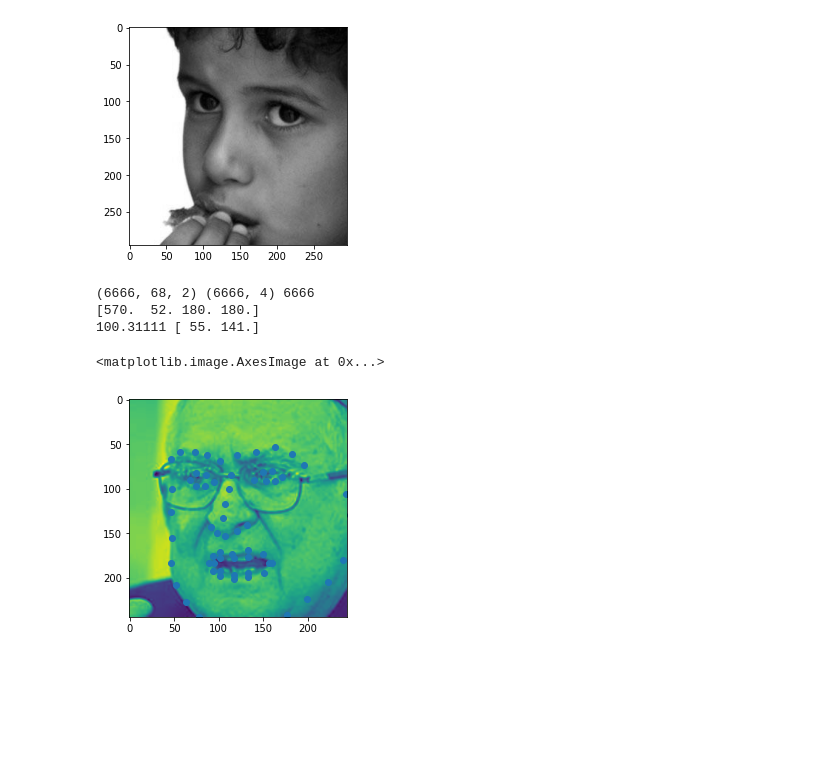
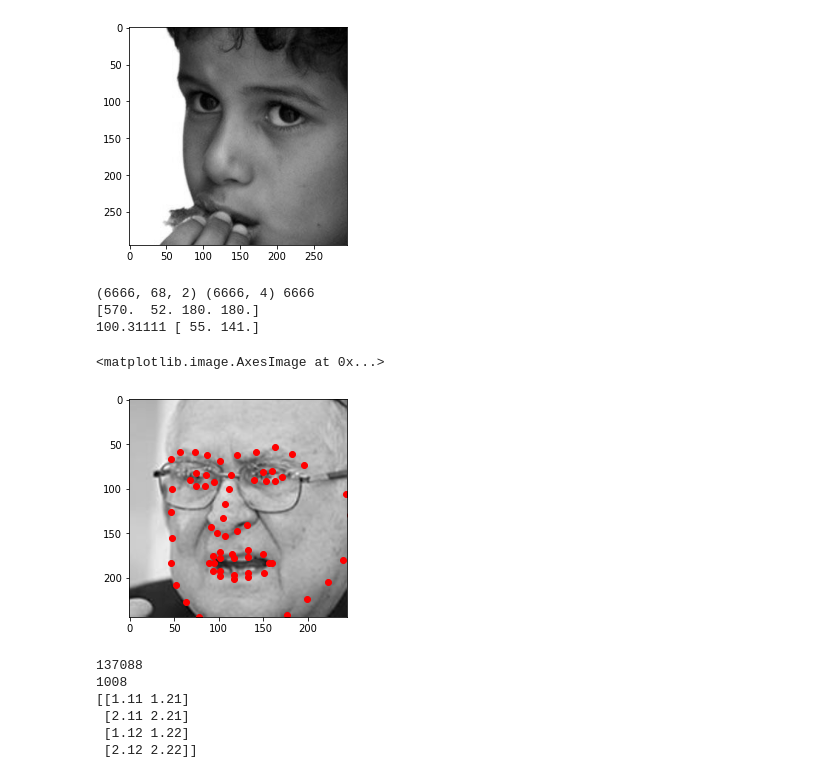
Before and after one commit to sinood/cs194-26_proj4_p3, a Jupyter notebook: cs192_26_proj4.ipynb, the cells around one changed output. Saved outputs shown, nothing was run; the diff lists cells and outputs as text; code cells hidden in the pictures; blank space fills up the shorter version.

```diff
--- a/cs192_26_proj4.ipynb
+++ b/cs192_26_proj4.ipynb
@@ -151,30 +195,51 @@ plt.imshow(im_t, cmap='gray')
 # %%
 
 
 print(landmarks.shape, bboxes.shape, len(img_filenames))
 print(bboxes[1599])
 im = sk.color.rgb2gray(skio.imread(img_filenames[1599]))
 bbox = bboxes[1599].astype(int)
 resize_dim = 244
 
 im = crop_img(im, bbox)
 to_plot_x, to_plot_y = crop_resize_keypts(landmarks[1599], bbox, resize_dim, im.shape)
 print(to_plot_y[0], landmarks[0][0])
 im = resize_img(im, resize_dim)
 
 # im = im[bbox[1]:bbox[1]+bbox[3],bbox[0]:bbox[0]+bbox[2]]
 # to_plot_x = landmarks[1599][:,0] - bbox[0]
 # to_plot_y = landmarks[1599][:,1] - bbox[1]
 # scalar = resize_dim*1.0 / im.shape[0]
 # print(scalar)
 # to_plot_x = to_plot_x*scalar
 # to_plot_y = to_plot_y*scalar
 # im = resize(im, (resize_dim, resize_dim))
-plt.scatter(to_plot_x, to_plot_y)
-plt.imshow(im)
+plt.scatter(to_plot_x, to_plot_y, c='red')
+plt.imshow(im, cmap='gray')
 # %% [output]
 (6666, 68, 2) (6666, 4) 6666
 [570.  52. 180. 180.]
 100.31111 [ 55. 141.]
 <matplotlib.image.AxesImage at 0x...>
-[figure, old version]
+[figure, new version]
+# %%
+print(1008*68*2)
+print(len(img_filenames_t))
+testnp = np.array([[1.11,2.11,1.12,2.12], [1.21,2.21,1.22,2.22]])
+testnp2 = np.zeros((4,2))
+testnp2[:, 0] = testnp[0]
+testnp2[:, 1] = testnp[1]
+print(testnp2.insert())
+# print(testnp.flatten())
+# test_flat = []
+# [test_flat.extend(keypts) for  keypts in testnp]
+# print(test_flat)
+# print(np.zeros((4,2)))
+# to_csv(testnp,2)
+# %% [output]
+137088
+1008
+[[1.11 1.21]
+ [2.11 2.21]
+ [1.12 1.22]
+ [2.12 2.22]]
```
Also changed, not shown: parts of 5 cells of this notebook.
